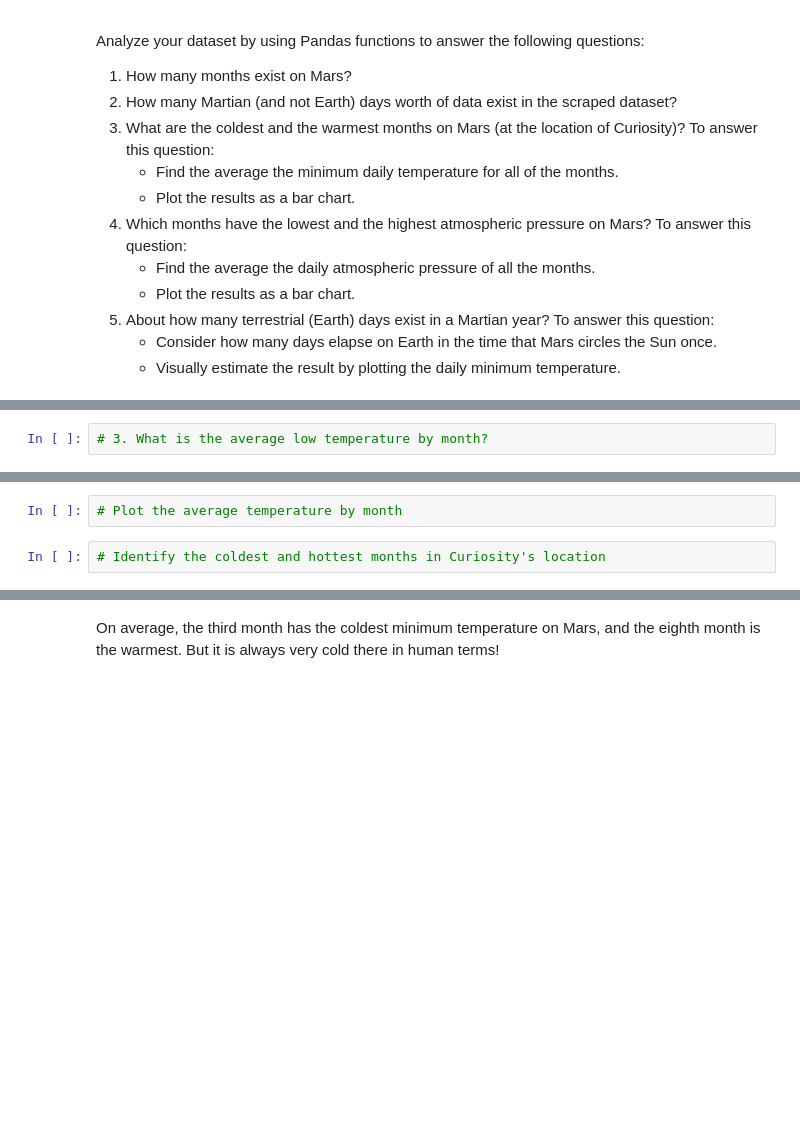
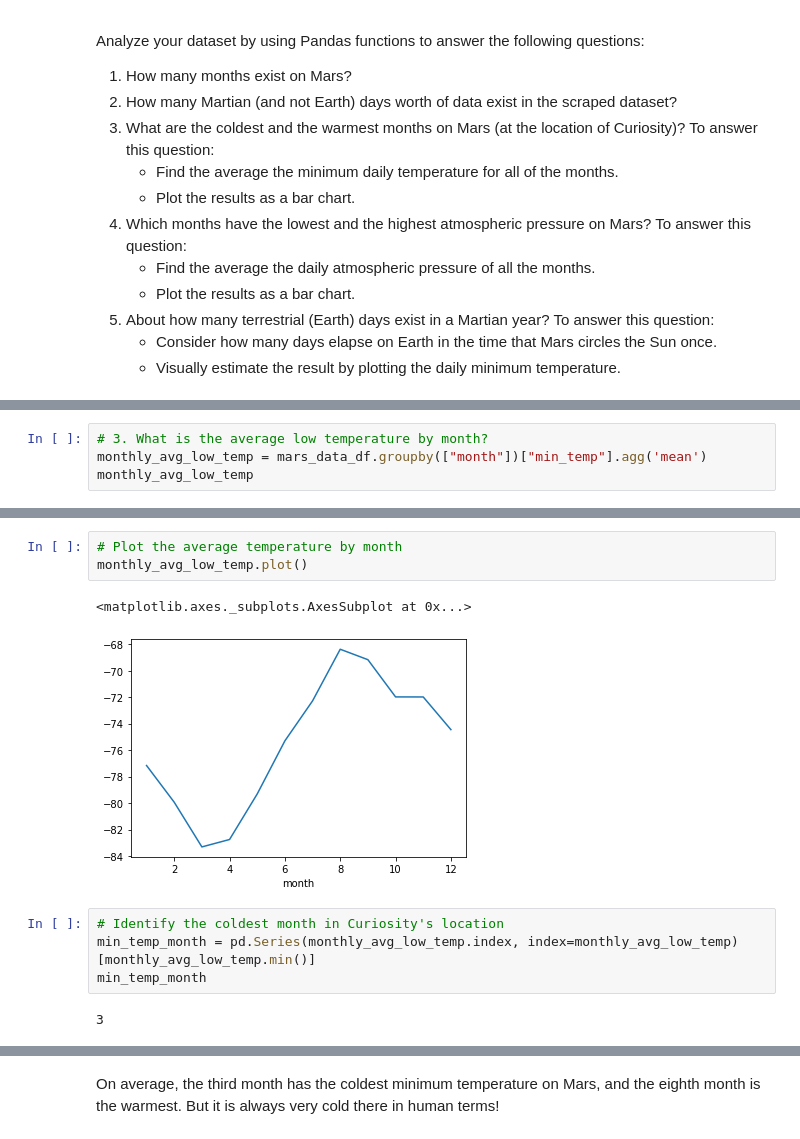
Before and after one commit to turkishfilms/data-collection-challenge, a Jupyter notebook: data-collection-challenge/part_2_mars_weather.ipynb, the cells around one changed output, grey strips where cells are left out. Cells and saved outputs as stored; diff of their text form; blank space fills up the shorter version.

```diff
--- a/data-collection-challenge/part_2_mars_weather.ipynb
+++ b/data-collection-challenge/part_2_mars_weather.ipynb
@@ -207,2 +194,4 @@ Analyze your dataset by using Pandas functions to answer the following questions
 # %%
 # 3. What is the average low temperature by month?
+monthly_avg_low_temp = mars_data_df.groupby(["month"])["min_temp"].agg('mean')
+monthly_avg_low_temp
@@ -209,4 +213,12 @@ Analyze your dataset by using Pandas functions to answer the following questions
 # %%
 # Plot the average temperature by month
+monthly_avg_low_temp.plot()
+# %% [output]
+<matplotlib.axes._subplots.AxesSubplot at 0x...>
+[figure, added]
 # %%
-# Identify the coldest and hottest months in Curiosity's location
+# Identify the coldest month in Curiosity's location
+min_temp_month = pd.Series(monthly_avg_low_temp.index, index=monthly_avg_low_temp)[monthly_avg_low_temp.min()]
+min_temp_month
+# %% [output]
+3
```
Also changed, not shown: parts of 12 cells of this notebook, 1 other file.
